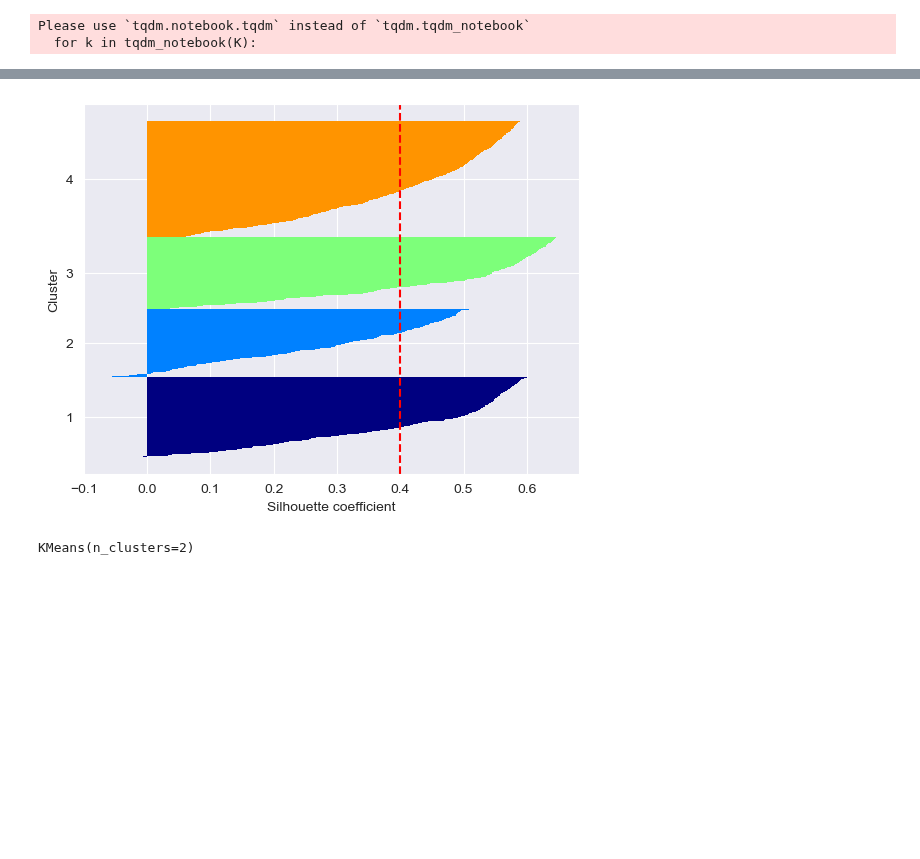
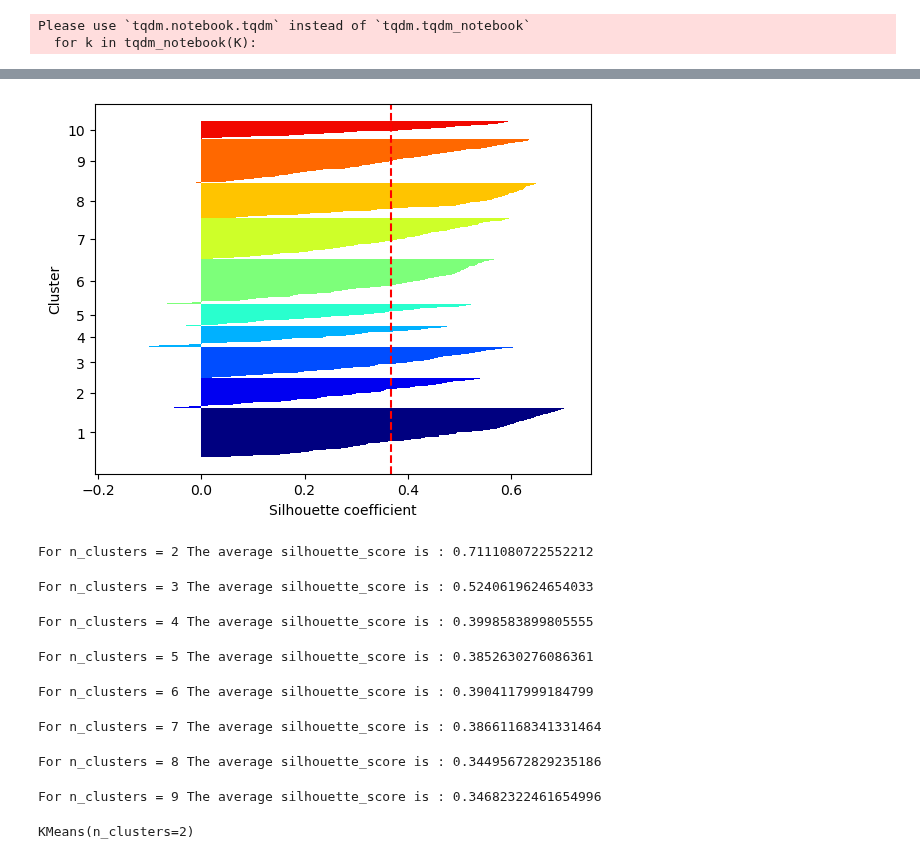
Before and after one commit to elFleppo/CDS-SpotipyProject, a Jupyter notebook: JupyterNotebook/SportifyProject.ipynb, the cells around one changed output, grey strips where cells are left out. Saved outputs shown, nothing was run; the diff lists cells and outputs as text; code cells hidden in the pictures; blank space fills up the shorter version.

```diff
--- a/JupyterNotebook/SportifyProject.ipynb
+++ b/JupyterNotebook/SportifyProject.ipynb
@@ -314,35 +314,51 @@ plt.show()
 # %%
 from matplotlib import cm
 from sklearn.datasets import make_blobs
 from sklearn.cluster import KMeans
 from sklearn.metrics import silhouette_samples
 
 # ANzahl der Cluster festlegen mit shilouette plot_silhouette
 def plot_silhouette(X, n_clusters):
     kmeans = KMeans(n_clusters=n_clusters, random_state=0)
     kmeans.fit(X)
     labels = kmeans.labels_
     silhouette_vals = silhouette_samples(X, labels)
     y_ax_lower, y_ax_upper = 0, 0
     yticks = []
     for i, c in enumerate(np.unique(labels)):
         c_silhouette_vals = silhouette_vals[labels == c]
         c_silhouette_vals.sort()
         y_ax_upper += len(c_silhouette_vals)
         color = cm.jet(i / n_clusters)
         plt.barh(range(y_ax_lower, y_ax_upper), c_silhouette_vals, height=1.0, edgecolor='none', color=color)
         yticks.append((y_ax_lower + y_ax_upper) / 2)
         y_ax_lower += len(c_silhouette_vals)
     silhouette_avg = np.mean(silhouette_vals)
     plt.axvline(silhouette_avg, color="red", linestyle="--")
     plt.yticks(yticks, np.unique(labels) + 1)
     plt.ylabel('Cluster')
     plt.xlabel('Silhouette coefficient')
     plt.show()
 
-plot_silhouette(X, 4)
+    for n in range(2,n_clusters):
+        clusterer = KMeans(n_clusters=n, random_state=10)
+        cluster_labels = clusterer.fit_predict(X)
+
+        silhouette_avg = silhouette_score(X, cluster_labels)
+        print("For n_clusters =", n,
+        "The average silhouette_score is :", silhouette_avg)
+
+plot_silhouette(X, 10)
 # %% [output]
-[figure, old version]
+[figure, new version]
+For n_clusters = 2 The average silhouette_score is : 0.7111080722552212
+For n_clusters = 3 The average silhouette_score is : 0.5240619624654033
+For n_clusters = 4 The average silhouette_score is : 0.3998583899805555
+For n_clusters = 5 The average silhouette_score is : 0.3852630276086361
+For n_clusters = 6 The average silhouette_score is : 0.3904117999184799
+For n_clusters = 7 The average silhouette_score is : 0.38661168341331464
+For n_clusters = 8 The average silhouette_score is : 0.34495672829235186
+For n_clusters = 9 The average silhouette_score is : 0.34682322461654996
 # %%
 # fit model with method
 kmeans = KMeans(n_clusters=2)
```
Also changed, not shown: parts of 21 cells of this notebook, 3 other files.
